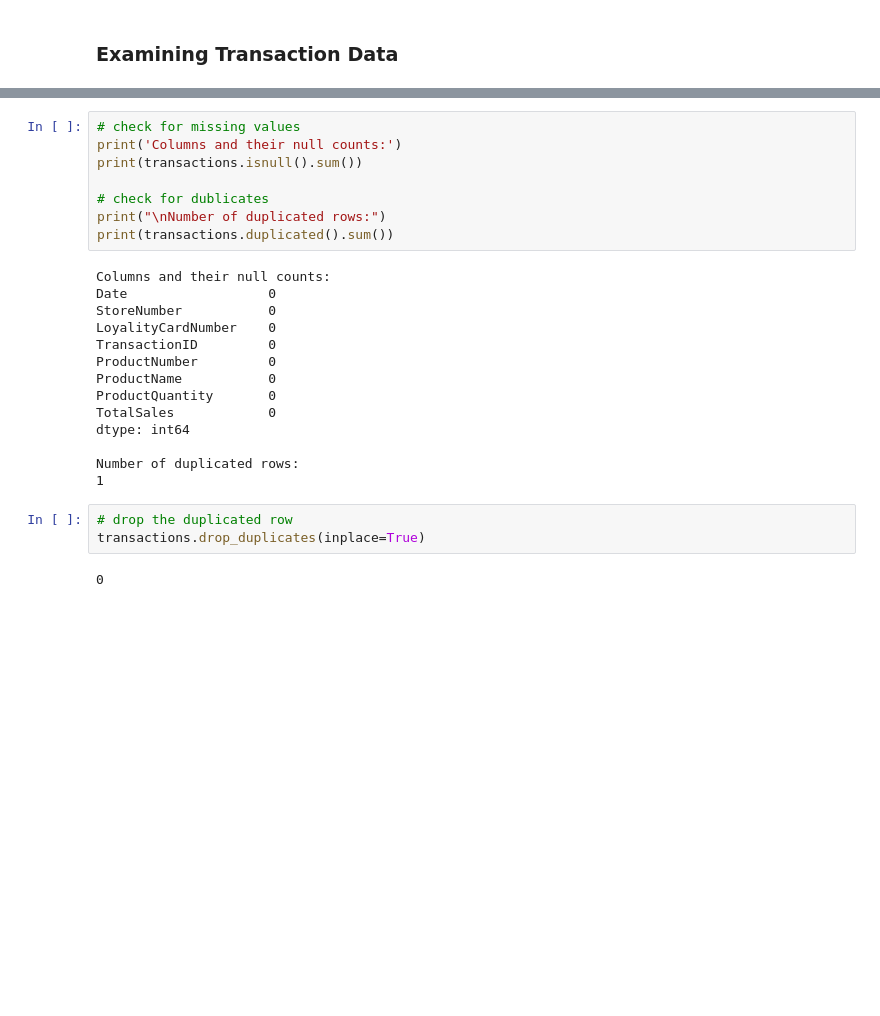
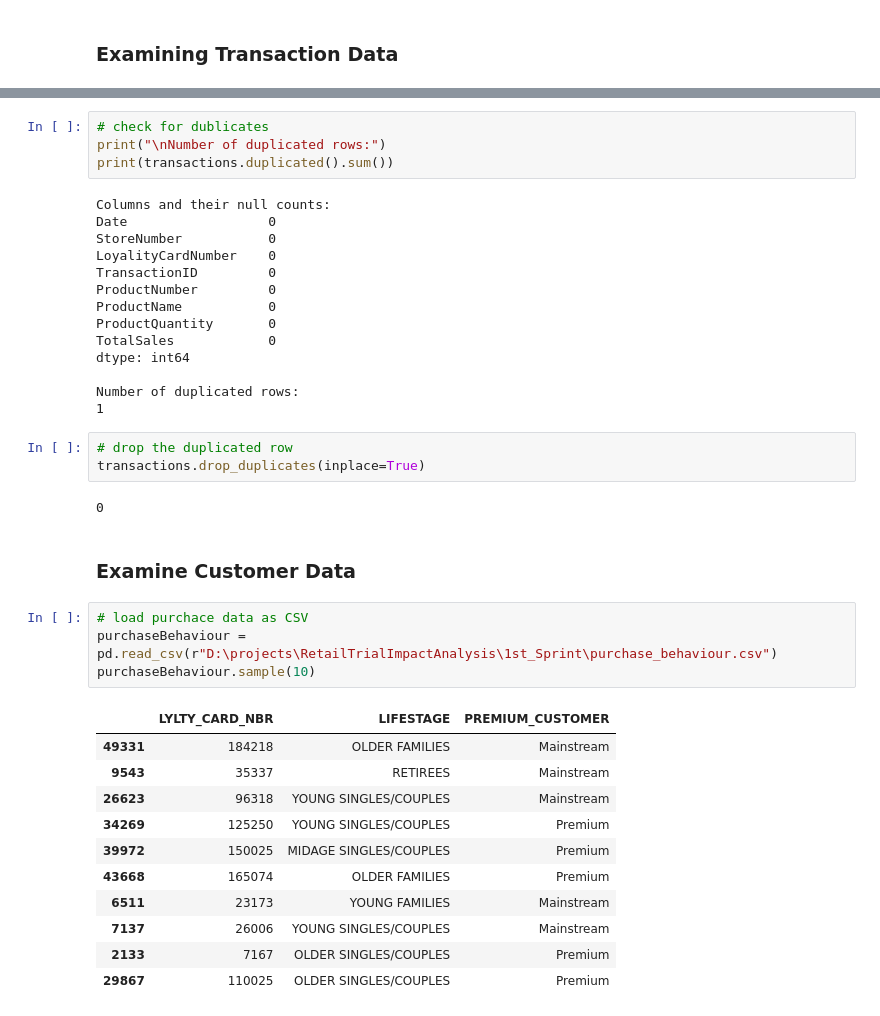
Before and after one commit to bn-khalifa/RetailTrialImpactAnalysis, a Jupyter notebook: 1st_Sprint/RetailStrategy&Analytics.ipynb, the cells around one changed output, grey strips where cells are left out. Drawn from its saved outputs; the diff is of its cells as text; blank space fills up the shorter version.

```diff
--- a/1st_Sprint/RetailStrategy&Analytics.ipynb
+++ b/1st_Sprint/RetailStrategy&Analytics.ipynb
@@ -42,8 +102,4 @@ transactions[['ProductQuantity', 'TotalSales']].describe()
 # %%
-# check for missing values
-print('Columns and their null counts:')
-print(transactions.isnull().sum())
-
 # check for dublicates
 print("\nNumber of duplicated rows:")
 print(transactions.duplicated().sum())
@@ -66,3 +122,21 @@ Number of duplicated rows:
 transactions.drop_duplicates(inplace=True)
 # %% [output]
 0
+# %% [markdown]
+### Examine Customer Data
+# %%
+# load purchace data as CSV
+purchaseBehaviour = pd.read_csv(r"D:\projects\RetailTrialImpactAnalysis\1st_Sprint\purchase_behaviour.csv")
+purchaseBehaviour.sample(10)
+# %% [output]
+|  | LYLTY_CARD_NBR | LIFESTAGE | PREMIUM_CUSTOMER |
+| 49331 | 184218 | OLDER FAMILIES | Mainstream |
+| 9543 | 35337 | RETIREES | Mainstream |
+| 26623 | 96318 | YOUNG SINGLES/COUPLES | Mainstream |
+| 34269 | 125250 | YOUNG SINGLES/COUPLES | Premium |
+| 39972 | 150025 | MIDAGE SINGLES/COUPLES | Premium |
+| 43668 | 165074 | OLDER FAMILIES | Premium |
+| 6511 | 23173 | YOUNG FAMILIES | Mainstream |
+| 7137 | 26006 | YOUNG SINGLES/COUPLES | Mainstream |
+| 2133 | 7167 | OLDER SINGLES/COUPLES | Premium |
+| 29867 | 110025 | OLDER SINGLES/COUPLES | Premium |
```
Also changed, not shown: parts of 14 cells of this notebook.
